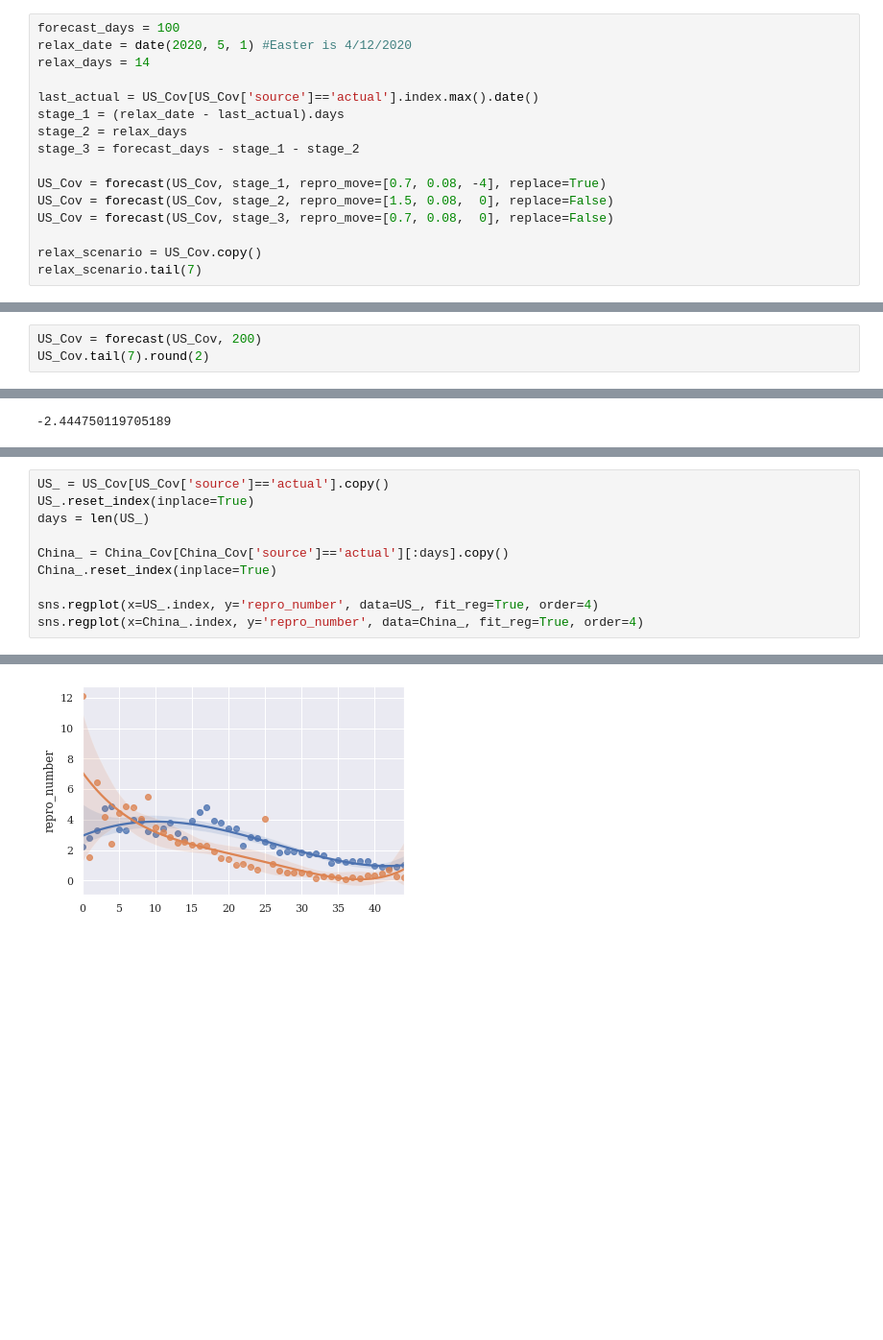
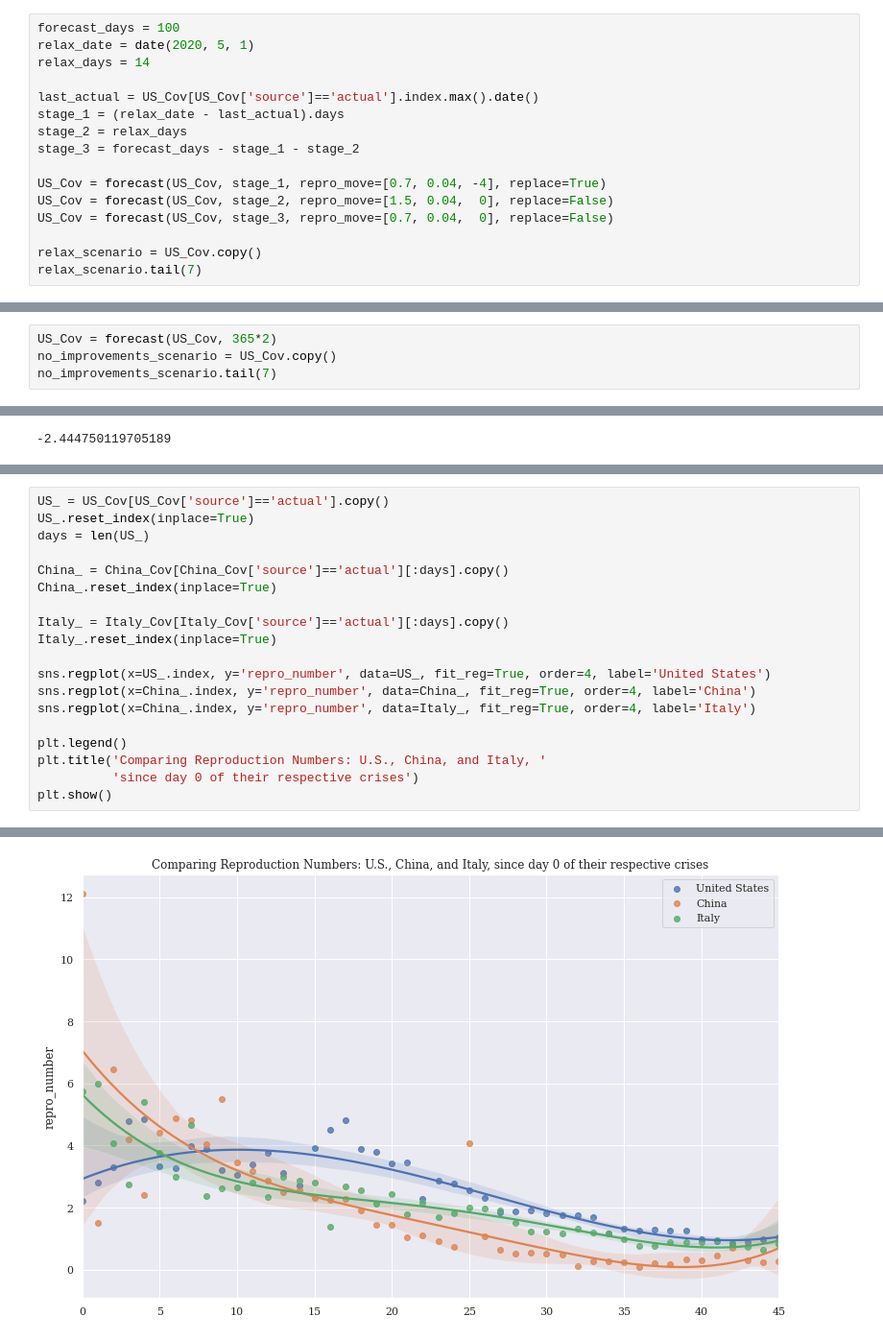
Before and after one commit to tedteske/Covid-19-Model, a Jupyter notebook: covid.ipynb, the cells around one changed output, grey strips where cells are left out. Shown at 96% size. Cells and saved outputs as stored; diff of their text form; blank space fills up the shorter version.

```diff
--- a/covid.ipynb
+++ b/covid.ipynb
@@ -452,7 +473,7 @@ plot_cdr(default_scenario, 'Covid in the United States')
 ### Relax Too Early Scenario
 # %%
 forecast_days = 100
-relax_date = date(2020, 5, 1) #Easter is 4/12/2020
+relax_date = date(2020, 5, 1)
 relax_days = 14
 
 last_actual = US_Cov[US_Cov['source']=='actual'].index.max().date()
@@ -460,9 +481,9 @@ stage_1 = (relax_date - last_actual).days
 stage_2 = relax_days
 stage_3 = forecast_days - stage_1 - stage_2
 
-US_Cov = forecast(US_Cov, stage_1, repro_move=[0.7, 0.08, -4], replace=True)
-US_Cov = forecast(US_Cov, stage_2, repro_move=[1.5, 0.08,  0], replace=False)
-US_Cov = forecast(US_Cov, stage_3, repro_move=[0.7, 0.08,  0], replace=False)
+US_Cov = forecast(US_Cov, stage_1, repro_move=[0.7, 0.04, -4], replace=True)
+US_Cov = forecast(US_Cov, stage_2, repro_move=[1.5, 0.04,  0], replace=False)
+US_Cov = forecast(US_Cov, stage_3, repro_move=[0.7, 0.04,  0], replace=False)
 
 relax_scenario = US_Cov.copy()
 relax_scenario.tail(7)
@@ -497,7 +518,8 @@ plot_timeline(compare, 'Default vs Relaxed Scenarios',
 # %% [markdown]
 ### No Further Improvements Scenario
 # %%
-US_Cov = forecast(US_Cov, 200)
-US_Cov.tail(7).round(2)
+US_Cov = forecast(US_Cov, 365*2)
+no_improvements_scenario = US_Cov.copy()
+no_improvements_scenario.tail(7)
 # %% [output]
 |  | day | new_cases | total_cases | cases_pct_of_pop | new_deaths | total_deaths | fatality | contagious | ... |
@@ -769,6 +791,15 @@ days = len(US_)
 China_ = China_Cov[China_Cov['source']=='actual'][:days].copy()
 China_.reset_index(inplace=True)
 
-sns.regplot(x=US_.index, y='repro_number', data=US_, fit_reg=True, order=4)
-sns.regplot(x=China_.index, y='repro_number', data=China_, fit_reg=True, order=4)
+Italy_ = Italy_Cov[Italy_Cov['source']=='actual'][:days].copy()
+Italy_.reset_index(inplace=True)
+
+sns.regplot(x=US_.index, y='repro_number', data=US_, fit_reg=True, order=4, label='United States')
+sns.regplot(x=China_.index, y='repro_number', data=China_, fit_reg=True, order=4, label='China')
+sns.regplot(x=China_.index, y='repro_number', data=Italy_, fit_reg=True, order=4, label='Italy')
+
+plt.legend()
+plt.title('Comparing Reproduction Numbers: U.S., China, and Italy, '
+          'since day 0 of their respective crises')
+plt.show()
 # %% [output]
@@ -776 +806 @@ sns.regplot(x=China_.index, y='repro_number', data=China_, fit_reg=True, order=4
-[figure, old version]
+[figure, new version]
```
Also changed, not shown: parts of 53 cells of this notebook.
